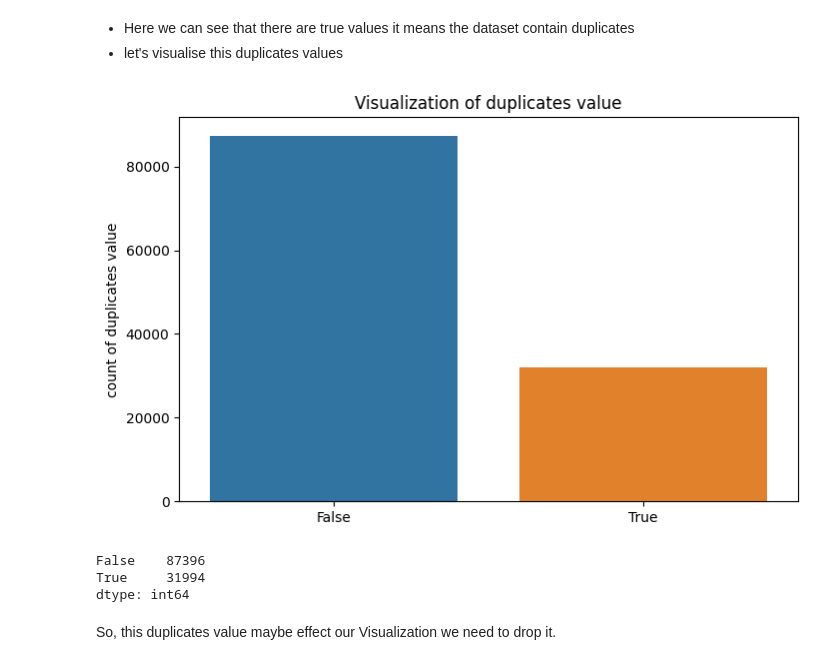
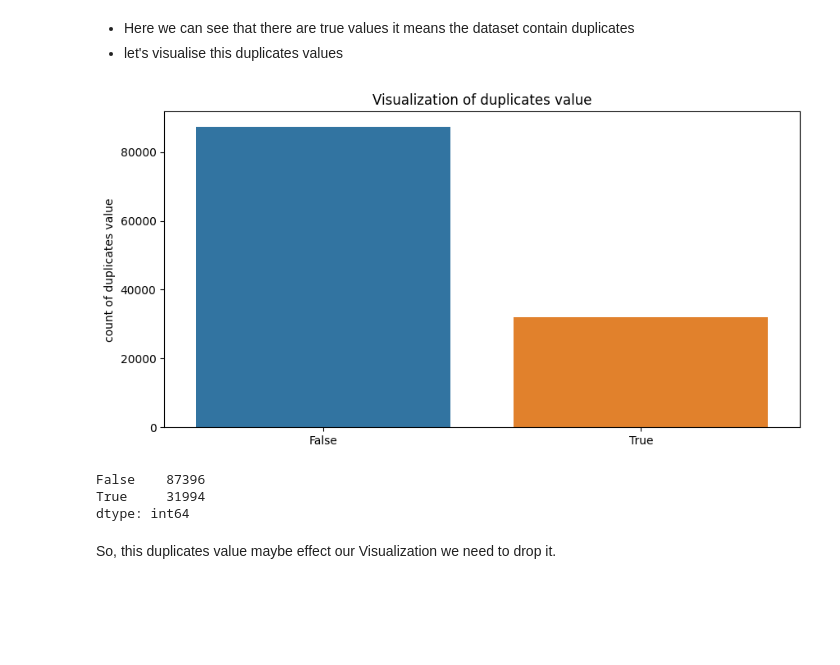
Before and after one commit to GuptaSandip/Hotel_Booking_Analysis_EDA_Project, a Jupyter notebook: Hotel_Booking_Analysis_EDA_Project.ipynb, the cells around one changed output. Drawn from its saved outputs; the diff is of its cells as text; code cells hidden in the pictures; blank space fills up the shorter version.

```diff
--- a/Hotel_Booking_Analysis_EDA_Project.ipynb
+++ b/Hotel_Booking_Analysis_EDA_Project.ipynb
@@ -124,14 +136,14 @@ dtype: int64
 - Here we can see that there are true values it means the dataset contain duplicates
 - let's visualise this duplicates values
 # %%
-plt.figure(figsize=[8,5])
+plt.figure(figsize=[10,5])
 sns.countplot(x=df.duplicated())
 plt.title("Visualization of duplicates value")
 plt.ylabel("count of duplicates value")
 plt.show()
 print(df.duplicated().value_counts())
 # %% [output]
-[figure, old version]
+[figure, new version]
 False    87396
 True     31994
 dtype: int64
```
Also changed, not shown: parts of 47 cells of this notebook.
